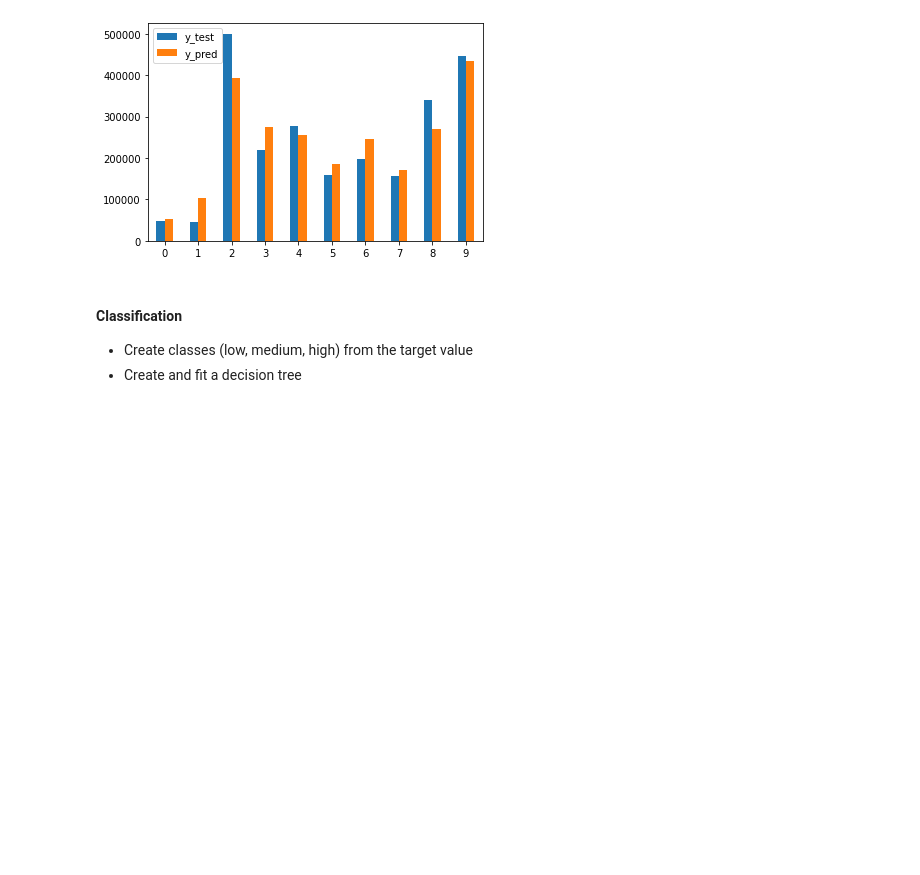
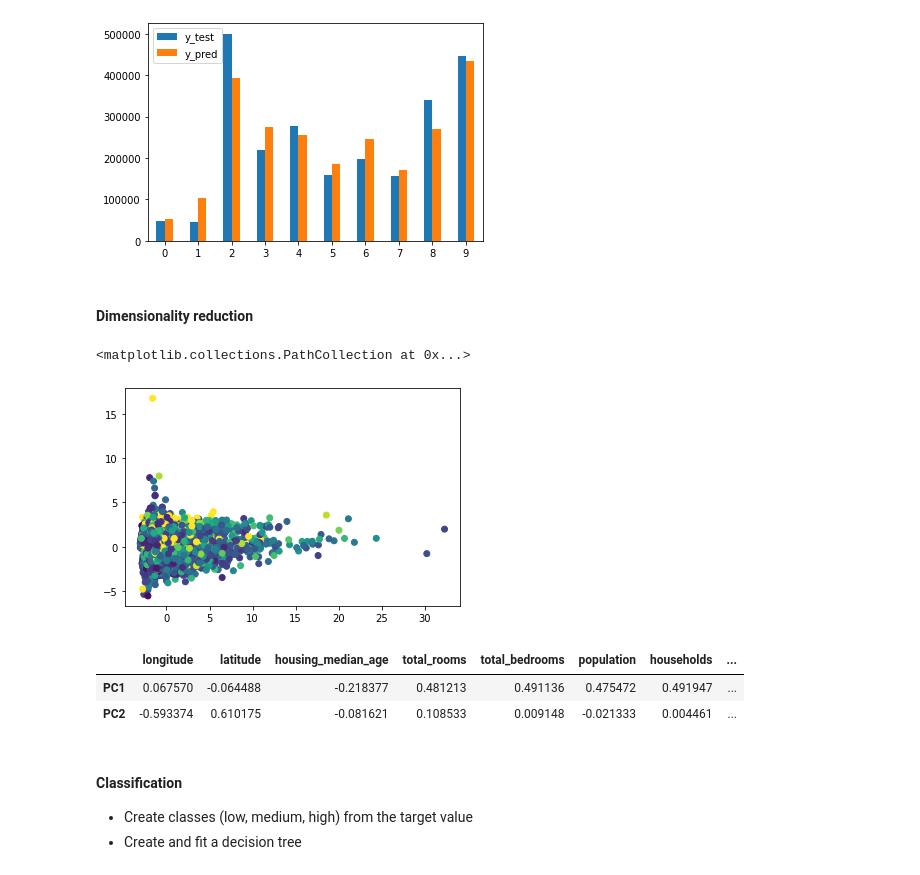
Before and after one commit to w4bo/teaching-handsondatapipelines, a Jupyter notebook: 02-MachineLearning/02-MachineLearning.ipynb, the cells around one changed output. Cells and saved outputs as stored; diff of their text form; code cells hidden in the pictures; blank space fills up the shorter version.

```diff
--- a/02-MachineLearning/02-MachineLearning.ipynb
+++ b/02-MachineLearning/02-MachineLearning.ipynb
@@ -198,6 +199,33 @@ run_forest(150, "sqrt")
 49157.78470502036
 RandomForestRegressor(max_features='sqrt', n_estimators=150, random_state=42)
 [figure]
+# %% [markdown]
+#### Dimensionality reduction
+# %%
+from sklearn.decomposition import PCA
+
+pca = PCA(n_components=2)
+pca_result = pca.fit_transform(X_train.values)
+
+# tsne = TSNE(n_components=2)
+# tsne_results = tsne.fit_transform(X_train)
+
+plt.scatter(
+    x=pca_result[:,0],
+    y=pca_result[:,1] ,
+    c=y_train, #.apply(lambda x: 0 if x == 'low' else (1 if x == 'medium' else 2)),
+    cmap='viridis'
+)
+# %% [output]
+<matplotlib.collections.PathCollection at 0x...>
+[figure, added]
+# %%
+# Dump components relations with features
+pd.DataFrame(pca.components_, columns=X_train.columns, index=['PC1', 'PC2'])
+# %% [output]
+|  | longitude | latitude | housing_median_age | total_rooms | total_bedrooms | population | households | ... |
+| PC1 | 0.067570 | -0.064488 | -0.218377 | 0.481213 | 0.491136 | 0.475472 | 0.491947 | ... |
+| PC2 | -0.593374 | 0.610175 | -0.081621 | 0.108533 | 0.009148 | -0.021333 | 0.004461 | ... |
 # %% [markdown]
 #### Classification
 
```
Also changed, not shown: parts of 8 cells of this notebook, 5 other files.
